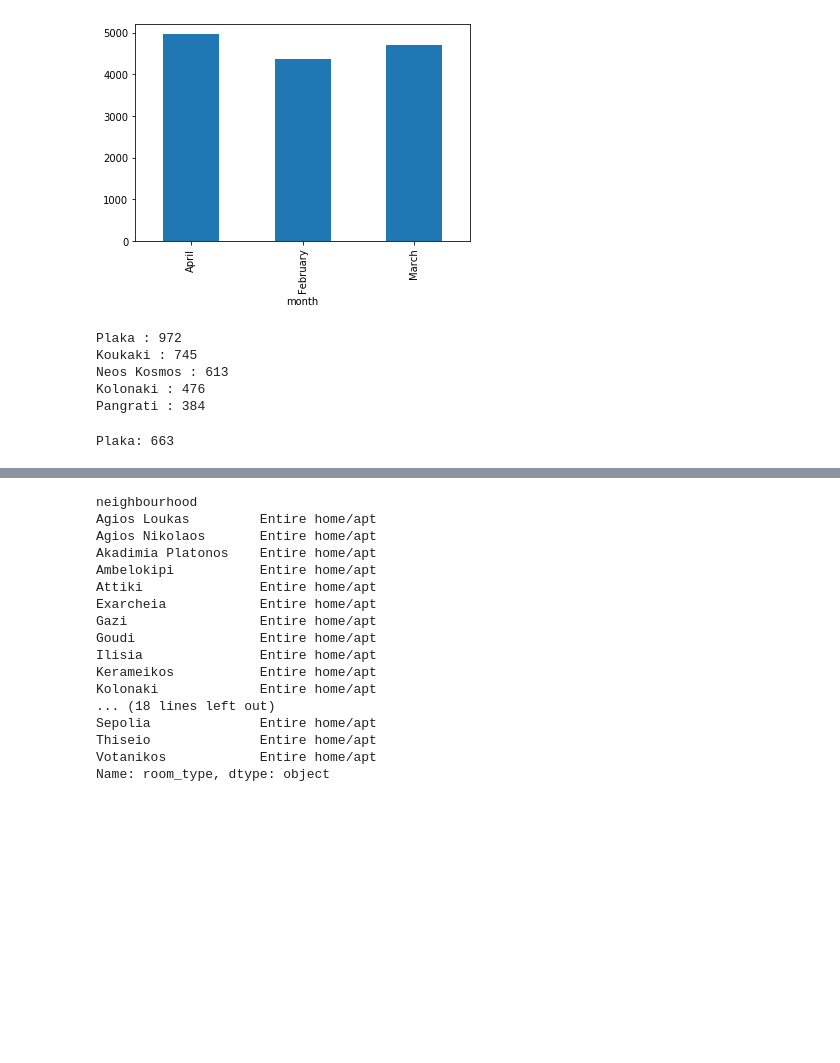
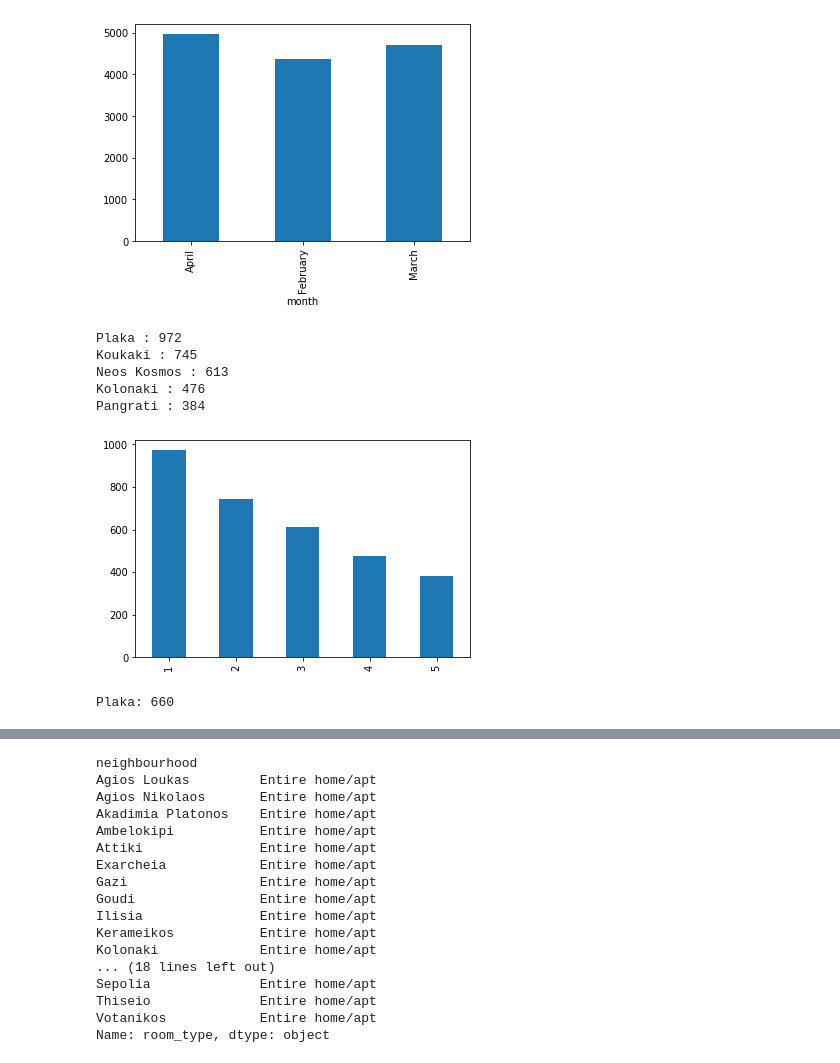
Before and after one commit to GiannisTzierakis/dataMining, a Jupyter notebook: PRJ1.ipynb, the cells around one changed output, grey strips where cells are left out. Cells and saved outputs as stored; diff of their text form; code cells hidden in the pictures; blank space fills up the shorter version.

```diff
--- a/PRJ1.ipynb
+++ b/PRJ1.ipynb
@@ -139,25 +145,27 @@ df.groupby('month')['price'].count().plot.bar();
 # %%
 df.sort_values('number_of_reviews',inplace = True,ascending=False)
 n_list=df['neighbourhood'].value_counts()[:5].index.tolist()
 review_num=df['number_of_reviews'].value_counts()[:5].tolist()
 for i in range(0,5):
     print(n_list[i],": %d"%review_num[i])
+
+
+df['number_of_reviews'].value_counts()[:5].plot.bar();
 # %% [output]
 Plaka : 972
 Koukaki : 745
 Neos Kosmos : 613
 Kolonaki : 476
 Pangrati : 384
+[figure, added]
 # %%
 #Question 1.4
 # %%
-new_df=df.copy()
-new_df.drop_duplicates(inplace=True,subset="id")
 hood = new_df['neighbourhood'].value_counts().index[0]
 num_hood=new_df['neighbourhood'].value_counts().max()
 print(hood+": %d" % num_hood)
 # %% [output]
-Plaka: 663
+Plaka: 660
 # %%
 #Question 1.5
 # %%
```
Also changed, not shown: parts of 11 cells of this notebook.
